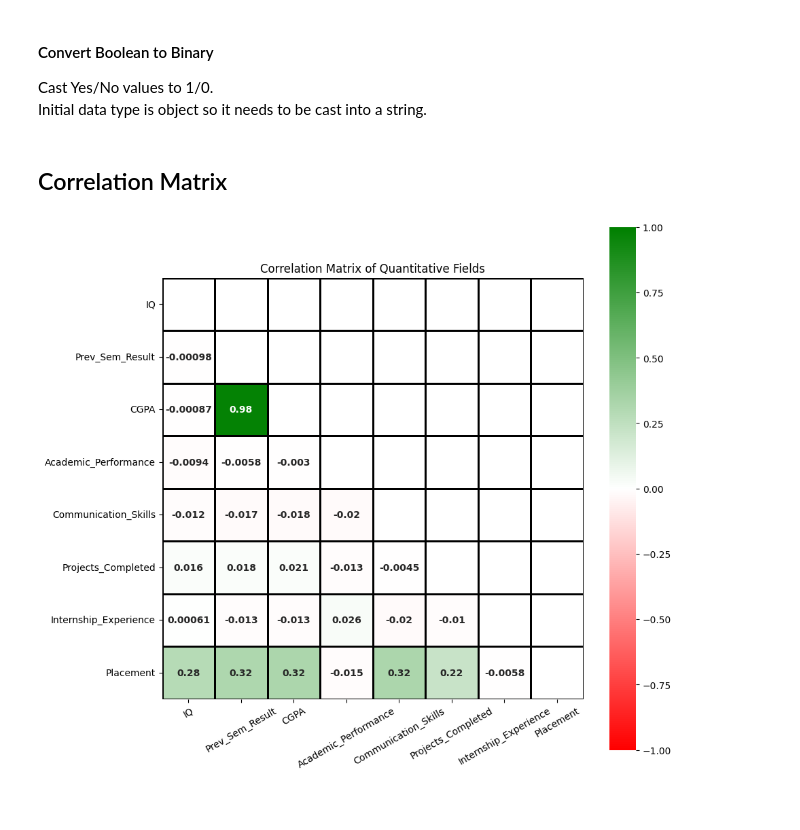
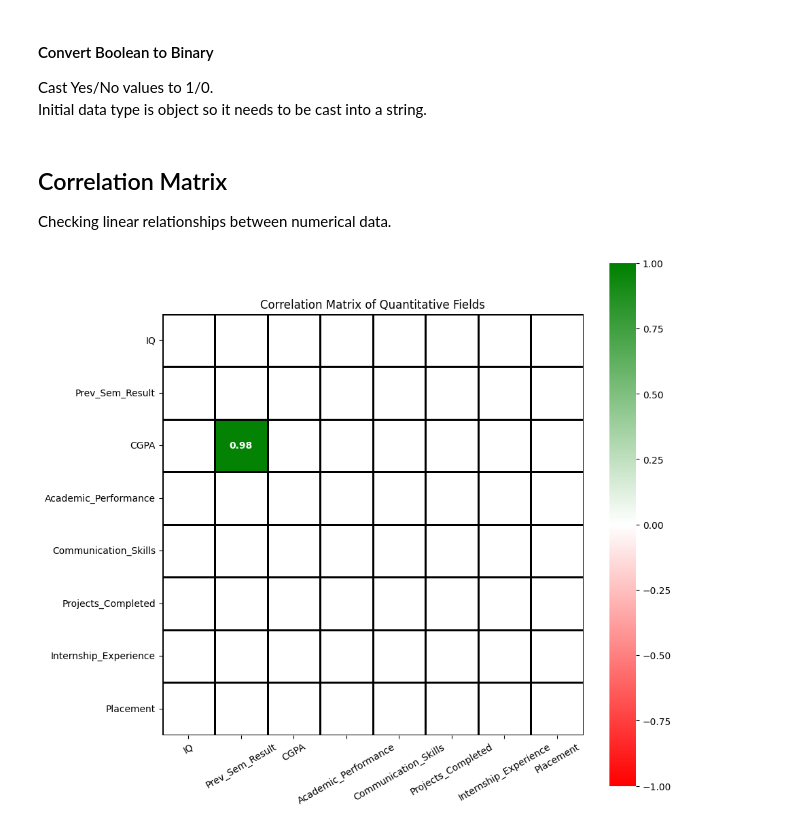
Before and after one commit to Chungj2000/DataAnalysis, a Jupyter notebook: Kaggle/College Student Placement Factors/Workbook.ipynb, the cells around one changed output. Cells and saved outputs as stored; diff of their text form; code cells hidden in the pictures.

Commit message:
Correlation Matrix
Imported some libraries.
Parameters for p-value masking.
Created a mask for the correlation matrix using p-values which can be toggled.

```diff
--- a/Kaggle/College Student Placement Factors/Workbook.ipynb
+++ b/Kaggle/College Student Placement Factors/Workbook.ipynb
@@ -188,19 +193,24 @@ data['Placement'] = data['Placement'].map({'No' : 0, 'Yes' : 1})
 #print(data['Placement'])
 # %% [markdown]
 ## Correlation Matrix ##
+Checking linear relationships between numerical data.
 # %%
 #Base parameters
 quantitative_fields = ['IQ', 'Prev_Sem_Result', 'CGPA', 'Academic_Performance', 'Communication_Skills', 'Projects_Completed', 'Internship_Experience', 'Placement'] #Append new binary values.
 corr_data = data[quantitative_fields].corr()
+p_value_corr = round(corr_data.corr(method=lambda x, y : pearsonr(x, y)[1]), 4)
+p_value = 0.05 #Default p-value for significance = 0.05
 
 #Figure parameters
 mask = np.triu(corr_data)
+p_mask = np.invert(np.tril(p_value_corr < p_value))
 gradient = LinearSegmentedColormap.from_list('rg',["r", "w", "g"], N=256)
 x, fig = plt.subplots(figsize=(10,10))
 
-sns.heatmap(corr_data, mask=mask, cmap=gradient, vmin=-1, vmax=1, linewidths=2, linecolor='black', annot=True, annot_kws={'fontweight' : 'bold'}, square=True)
+#Switch mask between p_value filtering depending on preference.
+sns.heatmap(corr_data, mask=p_mask, cmap=gradient, vmin=-1, vmax=1, linewidths=2, linecolor='black', annot=True, annot_kws={'fontweight' : 'bold'}, square=True)
 plt.title('Correlation Matrix of Quantitative Fields')
 plt.xticks(rotation=30)
 plt.show()
 # %% [output]
-[figure, old version]
+[figure, new version]
```
Also changed, not shown: parts of 1 cell of this notebook.
